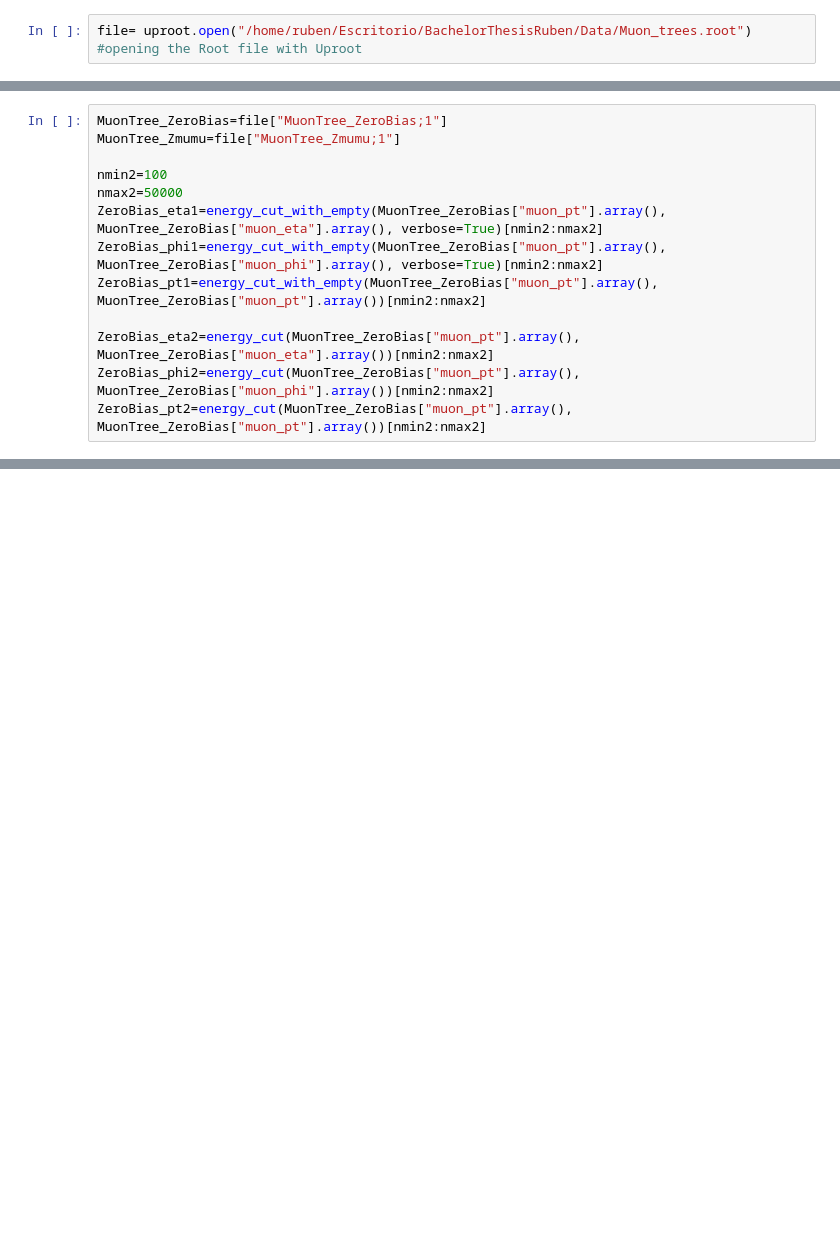
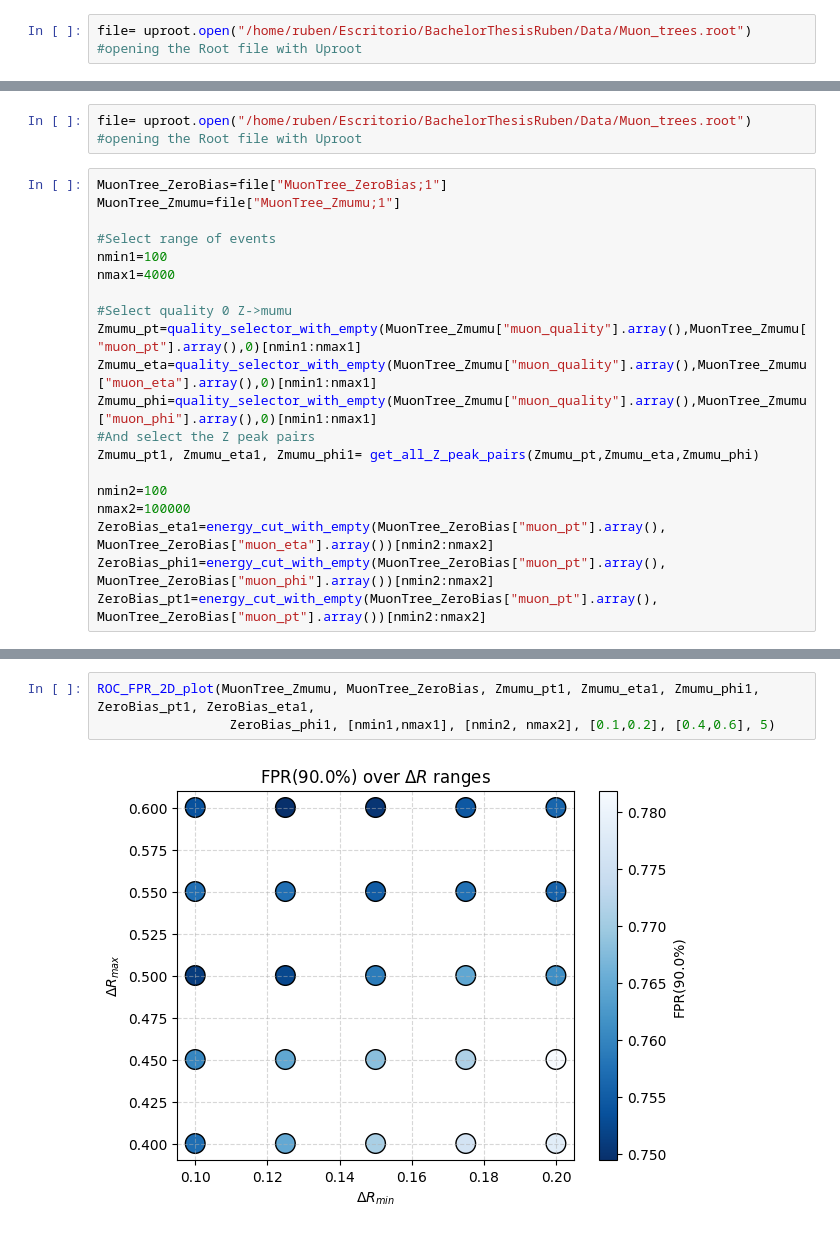
Before and after one commit to Ruba18-Code/BSc-Thesis-LVL1-trigger-for-isolated-muons-at-ATLAS, a Jupyter notebook: test copy.ipynb, the cells around one changed output, grey strips where cells are left out. Saved outputs shown, nothing was run; the diff lists cells and outputs as text; blank space fills up the shorter version.

```diff
--- a/test copy.ipynb
+++ b/test copy.ipynb
@@ -46,13 +190,22 @@ print(selected_data)
+# %%
+file= uproot.open("/home/ruben/Escritorio/BachelorThesisRuben/Data/Muon_trees.root") #opening the Root file with Uproot
 # %%
 MuonTree_ZeroBias=file["MuonTree_ZeroBias;1"]
 MuonTree_Zmumu=file["MuonTree_Zmumu;1"]
 
+#Select range of events
+nmin1=100
+nmax1=4000
+
+#Select quality 0 Z->mumu
+Zmumu_pt=quality_selector_with_empty(MuonTree_Zmumu["muon_quality"].array(),MuonTree_Zmumu["muon_pt"].array(),0)[nmin1:nmax1]
+Zmumu_eta=quality_selector_with_empty(MuonTree_Zmumu["muon_quality"].array(),MuonTree_Zmumu["muon_eta"].array(),0)[nmin1:nmax1]
+Zmumu_phi=quality_selector_with_empty(MuonTree_Zmumu["muon_quality"].array(),MuonTree_Zmumu["muon_phi"].array(),0)[nmin1:nmax1]
+#And select the Z peak pairs
+Zmumu_pt1, Zmumu_eta1, Zmumu_phi1= get_all_Z_peak_pairs(Zmumu_pt,Zmumu_eta,Zmumu_phi)
+
 nmin2=100
-nmax2=50000
-ZeroBias_eta1=energy_cut_with_empty(MuonTree_ZeroBias["muon_pt"].array(), MuonTree_ZeroBias["muon_eta"].array(), verbose=True)[nmin2:nmax2]
-ZeroBias_phi1=energy_cut_with_empty(MuonTree_ZeroBias["muon_pt"].array(), MuonTree_ZeroBias["muon_phi"].array(), verbose=True)[nmin2:nmax2]
+nmax2=100000
+ZeroBias_eta1=energy_cut_with_empty(MuonTree_ZeroBias["muon_pt"].array(), MuonTree_ZeroBias["muon_eta"].array())[nmin2:nmax2]
+ZeroBias_phi1=energy_cut_with_empty(MuonTree_ZeroBias["muon_pt"].array(), MuonTree_ZeroBias["muon_phi"].array())[nmin2:nmax2]
 ZeroBias_pt1=energy_cut_with_empty(MuonTree_ZeroBias["muon_pt"].array(), MuonTree_ZeroBias["muon_pt"].array())[nmin2:nmax2]
-
-ZeroBias_eta2=energy_cut(MuonTree_ZeroBias["muon_pt"].array(), MuonTree_ZeroBias["muon_eta"].array())[nmin2:nmax2]
-ZeroBias_phi2=energy_cut(MuonTree_ZeroBias["muon_pt"].array(), MuonTree_ZeroBias["muon_phi"].array())[nmin2:nmax2]
-ZeroBias_pt2=energy_cut(MuonTree_ZeroBias["muon_pt"].array(), MuonTree_ZeroBias["muon_pt"].array())[nmin2:nmax2]
@@ -72,0 +217,5 @@ print(MuonTree_ZeroBias["muon_pt"].array()[nmin2:nmax2])
+# %%
+ROC_FPR_2D_plot(MuonTree_Zmumu, MuonTree_ZeroBias, Zmumu_pt1, Zmumu_eta1, Zmumu_phi1, ZeroBias_pt1, ZeroBias_eta1,
+                 ZeroBias_phi1, [nmin1,nmax1], [nmin2, nmax2], [0.1,0.2], [0.4,0.6], 5)
+# %% [output]
+[figure, added]
```
Also changed, not shown: parts of 17 cells of this notebook, 5 other files.
